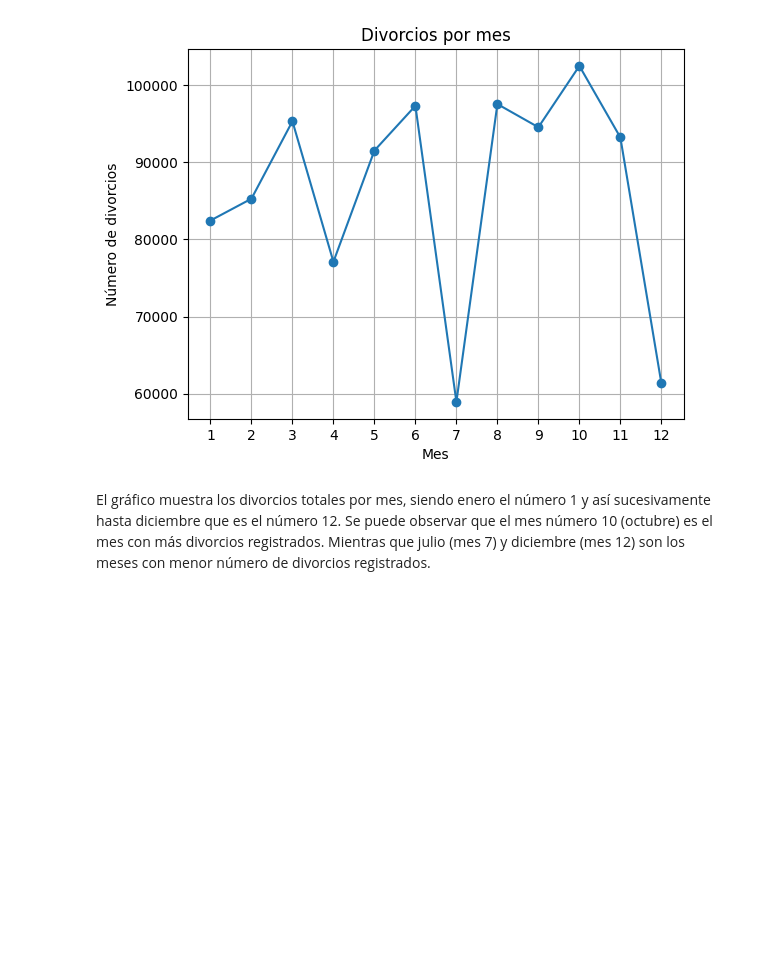
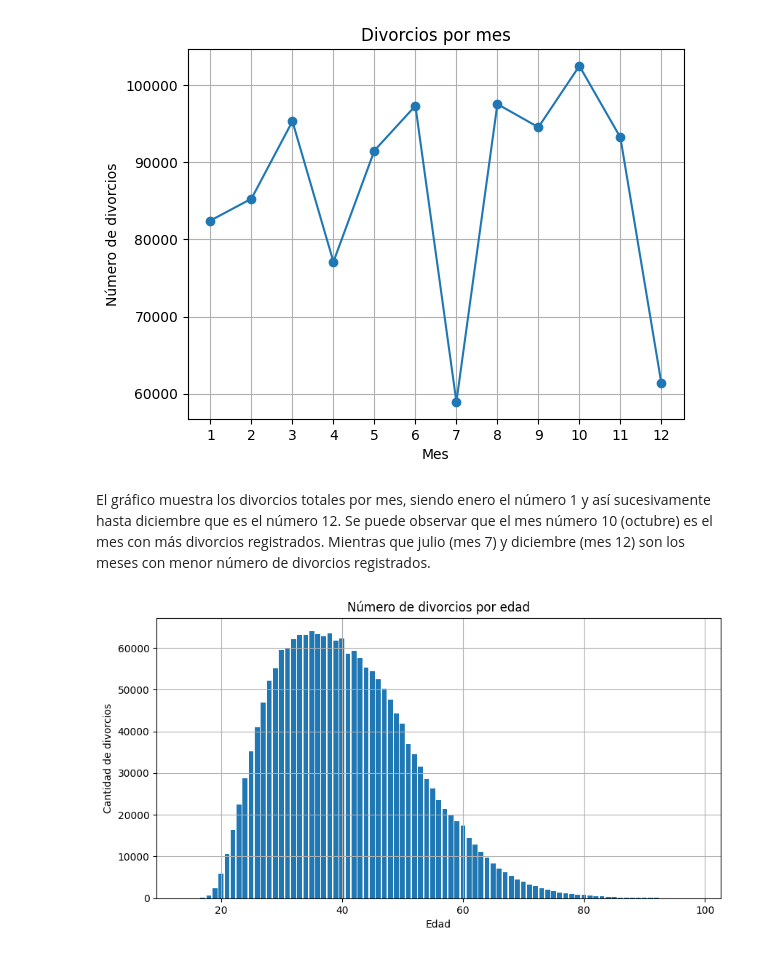
Before and after one commit to TonyCastill/data-science-project, a Jupyter notebook: project.ipynb, the cells around one changed output. Saved outputs shown, nothing was run; the diff lists cells and outputs as text; code cells hidden in the pictures; blank space fills up the shorter version.

Commit message:
Feat :sparkles: Added mappings, document preview and 5 more charts

```diff
--- a/project.ipynb
+++ b/project.ipynb
@@ -977,3 +1513,43 @@ plt.show()
 [figure]
 # %% [markdown]
 El gráfico muestra los divorcios totales por mes, siendo enero el número 1 y así sucesivamente hasta diciembre que es el número 12. Se puede observar que el mes número 10 (octubre) es el mes con más divorcios registrados. Mientras que julio (mes 7) y diciembre (mes 12) son los meses con menor número de divorcios registrados.
+# %%
+age_query = {
+    "size": 0,
+    "aggs": {
+        "ages_1": {
+            "terms": {
+                "field": "divorcee_1.age",
+                "size": 100,
+                "order": {"_key": "asc"}
+            }
+        },
+        "ages_2": {
+            "terms": {
+                "field": "divorcee_2.age",
+                "size": 100,
+                "order": {"_key": "asc"}
+            }
+        }
+    }
+}
+age_res = es.search(index="mexico-divorces", body=age_query)
+age_buckets = {}
+
+for b in age_res["aggregations"]["ages_1"]["buckets"]:
+    age_buckets[b["key"]] = age_buckets.get(b["key"], 0) + b["doc_count"]
+for b in age_res["aggregations"]["ages_2"]["buckets"]:
+    age_buckets[b["key"]] = age_buckets.get(b["key"], 0) + b["doc_count"]
+
+ages = sorted(age_buckets.keys())
+counts = [age_buckets[age] for age in ages]
+
+plt.figure(figsize=(10, 5))
+plt.bar(ages, counts)
+plt.title("Número de divorcios por edad")
+plt.xlabel("Edad")
+plt.ylabel("Cantidad de divorcios")
+plt.grid(True)
+plt.show()
+# %% [output]
+[figure, added]
```
Also changed, not shown: parts of 56 cells of this notebook, 3 other files.
